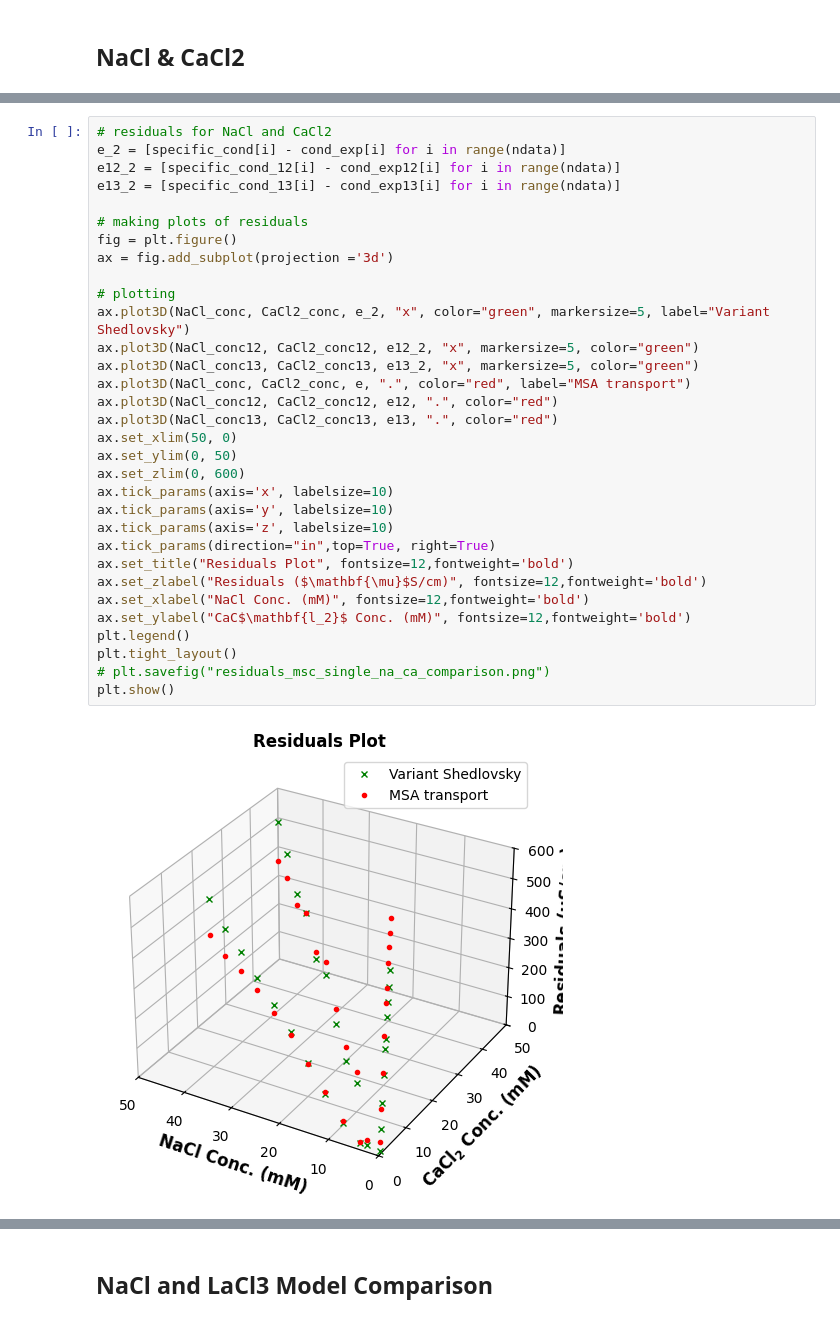
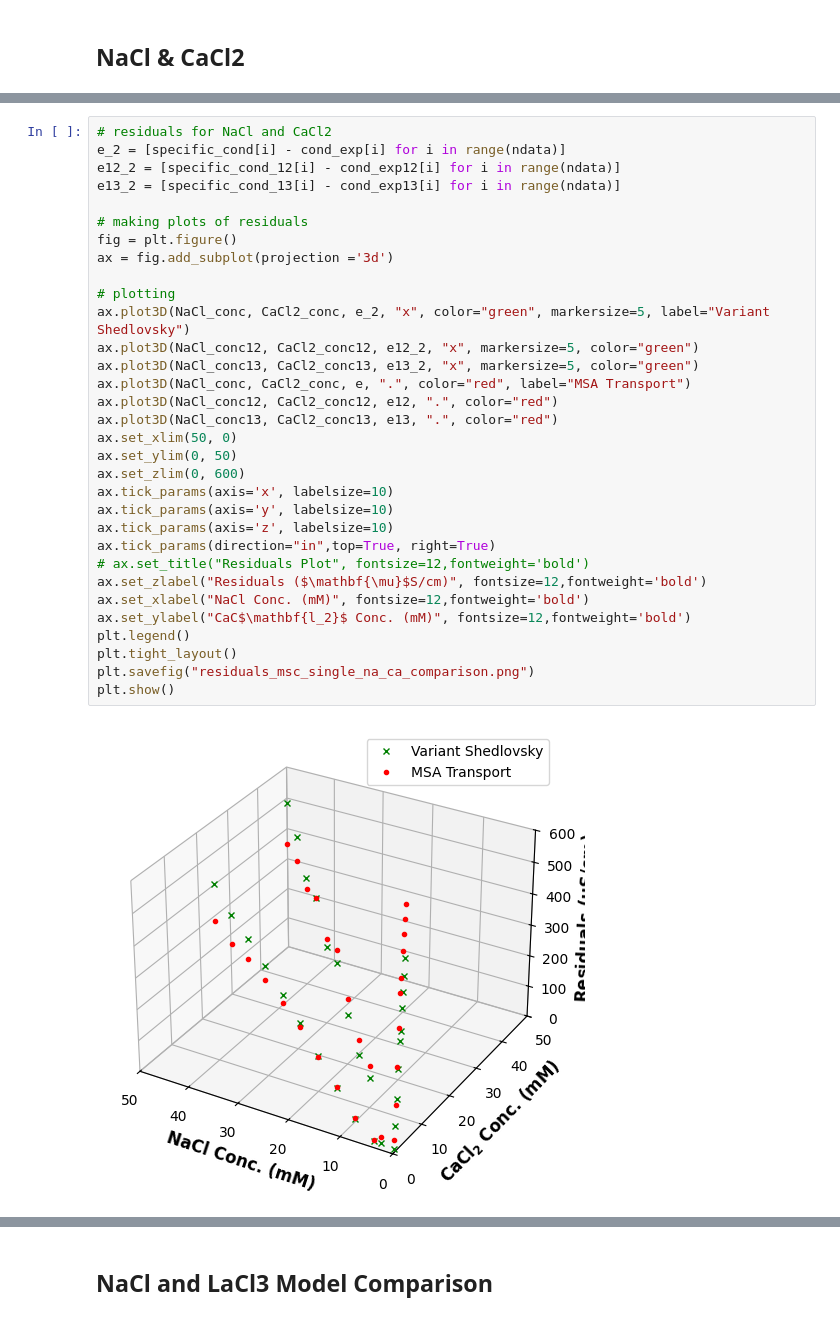
Before and after one commit to dowlinglab/salts-conductivity-modelling, a Jupyter notebook: Multicomponents-conductivity-theory-clean.ipynb, the cells around one changed output, grey strips where cells are left out. Cells and saved outputs as stored; diff of their text form.

```diff
--- a/Multicomponents-conductivity-theory-clean.ipynb
+++ b/Multicomponents-conductivity-theory-clean.ipynb
@@ -1044,37 +1044,37 @@ plt.show()
 # %%
 # residuals for NaCl and CaCl2
 e_2 = [specific_cond[i] - cond_exp[i] for i in range(ndata)]
 e12_2 = [specific_cond_12[i] - cond_exp12[i] for i in range(ndata)]
 e13_2 = [specific_cond_13[i] - cond_exp13[i] for i in range(ndata)]
 
 # making plots of residuals
 fig = plt.figure()
 ax = fig.add_subplot(projection ='3d')
 
 # plotting
 ax.plot3D(NaCl_conc, CaCl2_conc, e_2, "x", color="green", markersize=5, label="Variant Shedlovsky")
 ax.plot3D(NaCl_conc12, CaCl2_conc12, e12_2, "x", markersize=5, color="green")
 ax.plot3D(NaCl_conc13, CaCl2_conc13, e13_2, "x", markersize=5, color="green")
-ax.plot3D(NaCl_conc, CaCl2_conc, e, ".", color="red", label="MSA transport")
+ax.plot3D(NaCl_conc, CaCl2_conc, e, ".", color="red", label="MSA Transport")
 ax.plot3D(NaCl_conc12, CaCl2_conc12, e12, ".", color="red")
 ax.plot3D(NaCl_conc13, CaCl2_conc13, e13, ".", color="red")
 ax.set_xlim(50, 0)
 ax.set_ylim(0, 50)
 ax.set_zlim(0, 600)
 ax.tick_params(axis='x', labelsize=10)
 ax.tick_params(axis='y', labelsize=10)
 ax.tick_params(axis='z', labelsize=10)
 ax.tick_params(direction="in",top=True, right=True)
-ax.set_title("Residuals Plot", fontsize=12,fontweight='bold')
+# ax.set_title("Residuals Plot", fontsize=12,fontweight='bold')
 ax.set_zlabel("Residuals ($\mathbf{\mu}$S/cm)", fontsize=12,fontweight='bold')
 ax.set_xlabel("NaCl Conc. (mM)", fontsize=12,fontweight='bold')
 ax.set_ylabel("CaC$\mathbf{l_2}$ Conc. (mM)", fontsize=12,fontweight='bold')
 plt.legend()
 plt.tight_layout()
-# plt.savefig("residuals_msc_single_na_ca_comparison.png")
+plt.savefig("residuals_msc_single_na_ca_comparison.png")
 plt.show()
 # %% [output]
-[figure, old version]
+[figure, new version]
 # %%
 # residuals fraction
 residuals_percent_2 = [100*e_2[i]/cond_exp[i] for i in range(ndata)]
```
Also changed, not shown: parts of 8 cells of this notebook, 18 other files.
